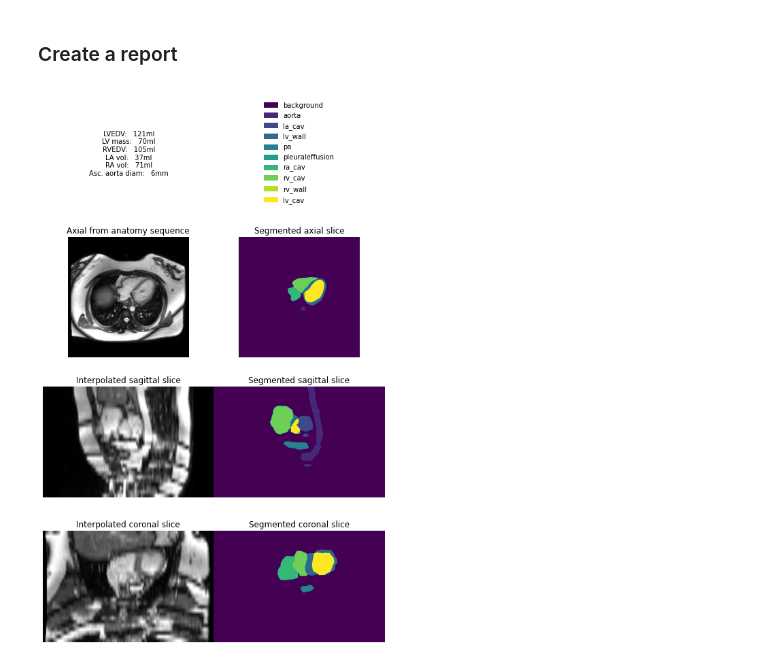
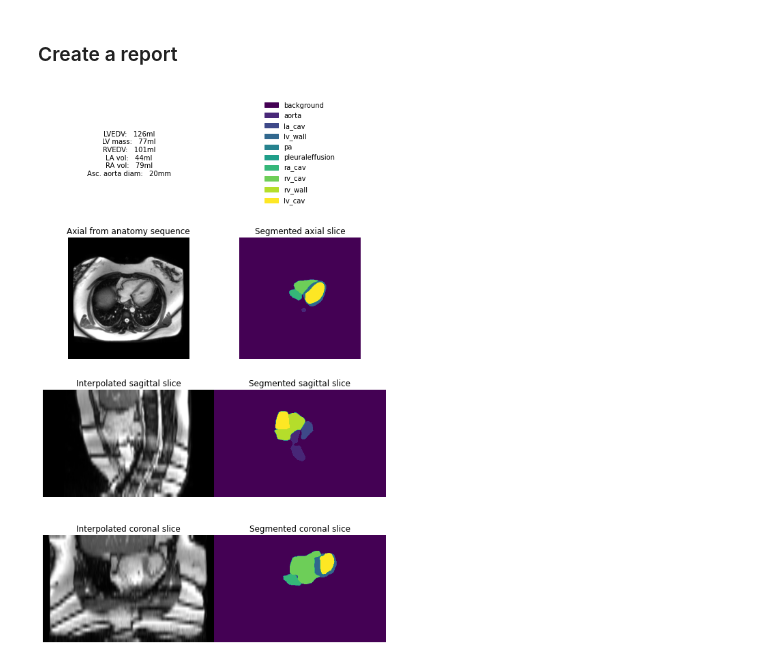
Before and after one commit to jphdotam/APAYNG, a Jupyter notebook: inference_torchscript_failed.ipynb, the cells around one changed output. Drawn from its saved outputs; the diff is of its cells as text; code cells hidden in the pictures.

Commit message:
updated to 1mm model

```diff
--- a/inference_torchscript_failed.ipynb
+++ b/inference_torchscript_failed.ipynb
@@ -22,14 +22,14 @@ from lib.inference import load_anatomy_stack_from_dicom_paths, upsample_pred_if_
     get_aortic_diameter_from_volumes_pytorch
 
 PYTORCH_DEVICE = "cuda"   # "cpu" if GPU not available
-PIXEL_DIAMETER_MM = 0.64  # This is NOT the pixel diameter of the acquired DICOM (we can get this from the header); this is the pixel size we resampled to when training the network (and therefore will use at inference)
-FOV_HEIGHT_PX = 576       # Size in pixels we will crop/pad each slice to; must be a multiple of 32
-FOV_WIDTH_PX = 576
+PIXEL_DIAMETER_MM = 1  # This is NOT the pixel diameter of the acquired DICOM (we can get this from the header); this is the pixel size we resampled to when training the network (and therefore will use at inference)
+FOV_HEIGHT_PX = 384       # Size in pixels we will crop/pad each slice to; must be a multiple of 32
+FOV_WIDTH_PX = 384
 # %% [markdown]
 ### Set the paths to the exported Onnx model and the case we want to analyse
 # %%
-DICOM_STUDY_PATH = r"E:\Dropbox\Exchange\failed_anatomy_092539_21022021_\series0004-Body"
-TS_MODEL_PATH = r"E:\Dropbox\Exchange\80_0.80656.pt.ts"
+DICOM_STUDY_PATH = r"G:\Dropbox\Exchange\failed_anatomy_092539_21022021_\series0004-Body"
+TS_MODEL_PATH = r"G:\APAYN\models\008\78_0.79991.pt_cuda.ts"
 # %% [markdown]
 ### Create some transforms to ensure the slice is the correct size
 # %%
@@ -62,7 +62,7 @@ with torch.no_grad():
     anatomy_stack_pred = upsample_pred_if_needed(anatomy_stack_pred, anatomy_stack)
 
     # Now make pixels isotropic
-    anatomy_stack_pred = rescale_segmented_anatomy_stack_to_isotropy(anatomy_stack_pred, slice_thickness)
+    anatomy_stack_pred = rescale_segmented_anatomy_stack_to_isotropy(anatomy_stack_pred, slice_thickness, pixel_diameter_mm=PIXEL_DIAMETER_MM)
 
     z_expansion = anatomy_stack_pred.shape[1] / anatomy_stack.shape[0]  # Will be used to align MRI with segments
 
@@ -108,32 +108,32 @@ axes[0,0].text(50, 50,
 # Create legend
 cmap = cm.get_cmap('viridis', len(LABELS))
 legend_patches = []
 for i_label, label in enumerate(LABELS):
     legend_patches.append(mpatches.Patch(color=cmap(i_label/len(LABELS)), label=label))
 
-slice_x, slice_y, slize_z = 250, 300, 280
+slice_x, slice_y, slize_z = 150, 180, 180
 
 axes[0,1].imshow(np.ones((100,100,3)))
 axes[0,1].legend(handles=legend_patches, loc=10, frameon=False)
 
 # Axial slice
 axes[1,0].set_title("Axial from anatomy sequence")
 axes[1,0].imshow(anatomy_stack_iso[:, :, slize_z], cmap='gray')
 axes[1,1].set_title("Segmented axial slice")
 axes[1,1].imshow(anatomy_3d[:, :, slize_z], cmap=cmap)
 
 # Sagittal slice
 axes[2,0].set_title("Interpolated sagittal slice")
 axes[2,0].imshow(np.rot90(anatomy_stack_iso[:, slice_y, :]), cmap='gray')
 axes[2,1].set_title("Segmented sagittal slice")
 axes[2,1].imshow(np.rot90(anatomy_3d[:, slice_y, :]), cmap=cmap)
 
 # Coronal slice
 axes[3,0].set_title("Interpolated coronal slice")
 axes[3,0].imshow(np.rot90(anatomy_stack_iso[slice_x, :, :]), cmap='gray')
 axes[3,1].set_title("Segmented coronal slice")
 axes[3,1].imshow(np.rot90(anatomy_3d[slice_x, :, :]), cmap=cmap)
 
 plt.show()
 # %% [output]
-[figure, old version]
+[figure, new version]
```
Also changed, not shown: parts of 1 cell of this notebook.
